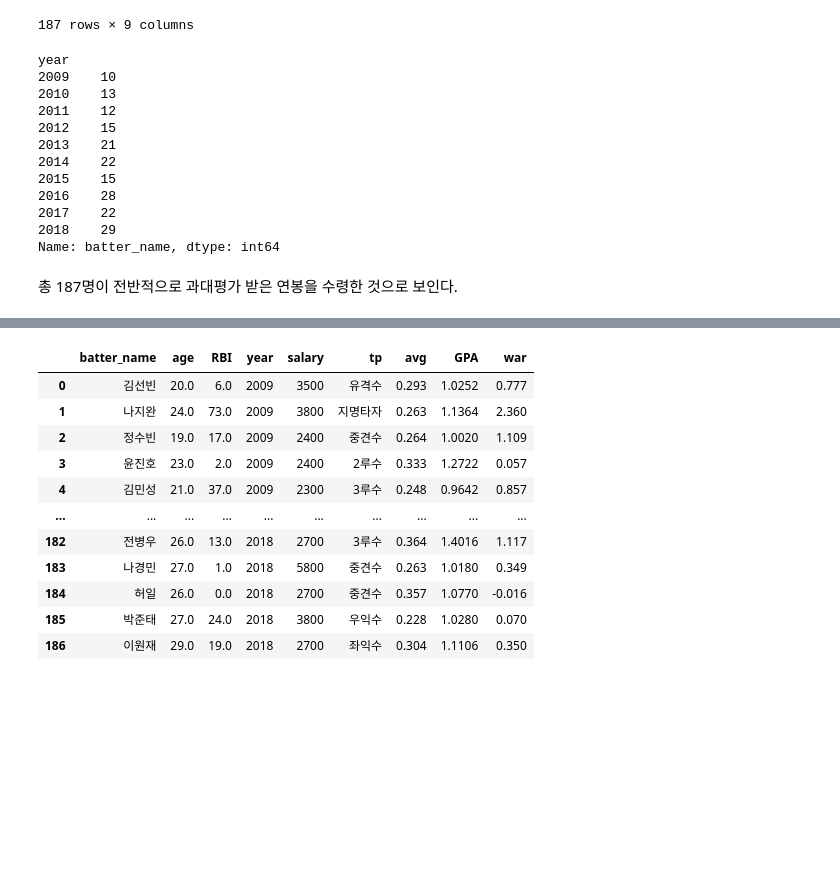
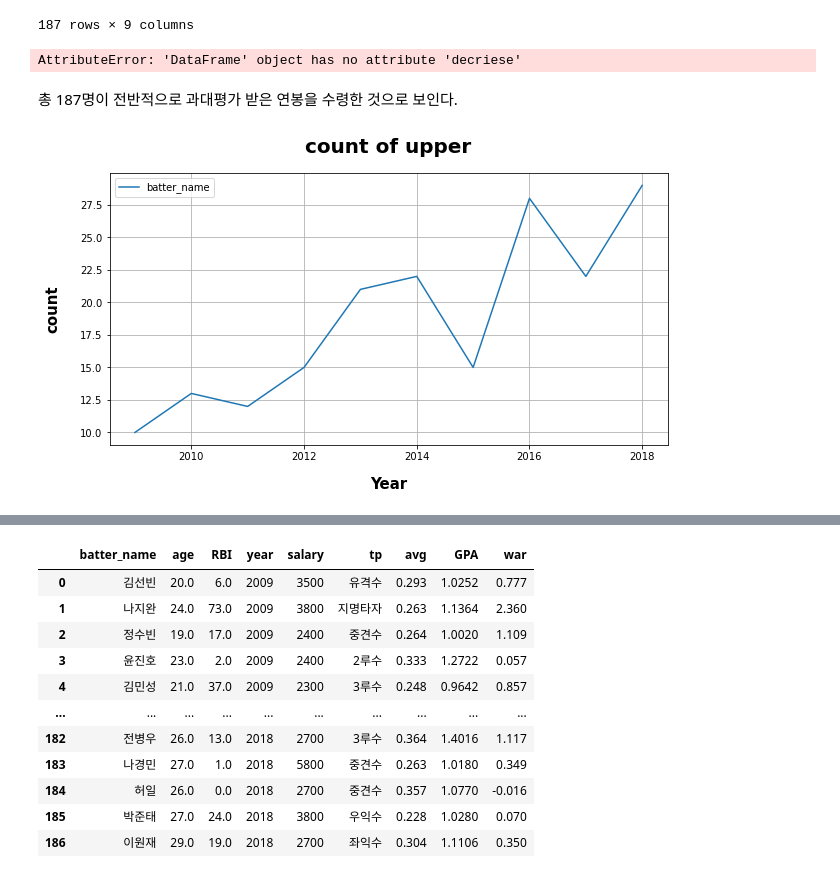
Before and after one commit to kkalkkkal/Datathon_KBO, a Jupyter notebook: KBO_MoneyBall.ipynb, the cells around one changed output, grey strips where cells are left out. Cells and saved outputs as stored; diff of their text form; code cells hidden in the pictures; blank space fills up the shorter version.

```diff
--- a/KBO_MoneyBall.ipynb
+++ b/KBO_MoneyBall.ipynb
@@ -1148,35 +1148,24 @@ data7
 | 185 | 이해창 | 31.0 | 24.0 | 2018 | 7100 | 포수 | 0.216 | 0.8678 | -0.134 |
 | 186 | 최원준 | 21.0 | 32.0 | 2018 | 7500 | 우익수 | 0.272 | 0.9472 | -0.099 |
 187 rows × 9 columns
-# %%
-data7.groupby('year').batter_name.nunique()
-ax= plt.subplots(figsize=(10,5))
-ax = y_war.plot.line()
-
-#ax = sns.regplot(x='age', y='war', data=y_war_frame)
-
-ax = y_ops.plot.line()
-
-ax.set_title('WAR by Age', pad=20, fontdict={'weight': 'bold', 'size': 20})
-ax.set_xlabel('Age', labelpad=15, fontdict={'weight': 'bold', 'size': 15})
-ax.set_ylabel('WAR', labelpad=20, fontdict={'weight': 'bold', 'size': 15})
-
-plt.xticks(np.arange(18, 42))
-plt.grid()
-plt.legend()
-plt.show()
-# %% [output]
-year
-2009    10
-2010    13
-2011    12
-2012    15
-2013    21
-2014    22
-2015    15
-2016    28
-2017    22
-2018    29
-Name: batter_name, dtype: int64
+# %%
+data7.decriese()
+# %% [output]
+AttributeError: 'DataFrame' object has no attribute 'decriese'
 # %% [markdown]
 총 187명이 전반적으로 과대평가 받은 연봉을 수령한 것으로 보인다.
+# %%
+y = data7.groupby('year').batter_name.nunique()
+ax= plt.subplots(figsize=(10,5))
+ax = y.plot.line()
+
+ax.set_title('count of upper', pad=20, fontdict={'weight': 'bold', 'size': 20})
+ax.set_xlabel('Year', labelpad=15, fontdict={'weight': 'bold', 'size': 15})
+ax.set_ylabel('count', labelpad=20, fontdict={'weight': 'bold', 'size': 15})
+
+#plt.xticks(np.arange(18, 42))
+plt.grid()
+plt.legend()
+plt.show()
+# %% [output]
+[figure, added]
```
Also changed, not shown: parts of 4 cells of this notebook.
